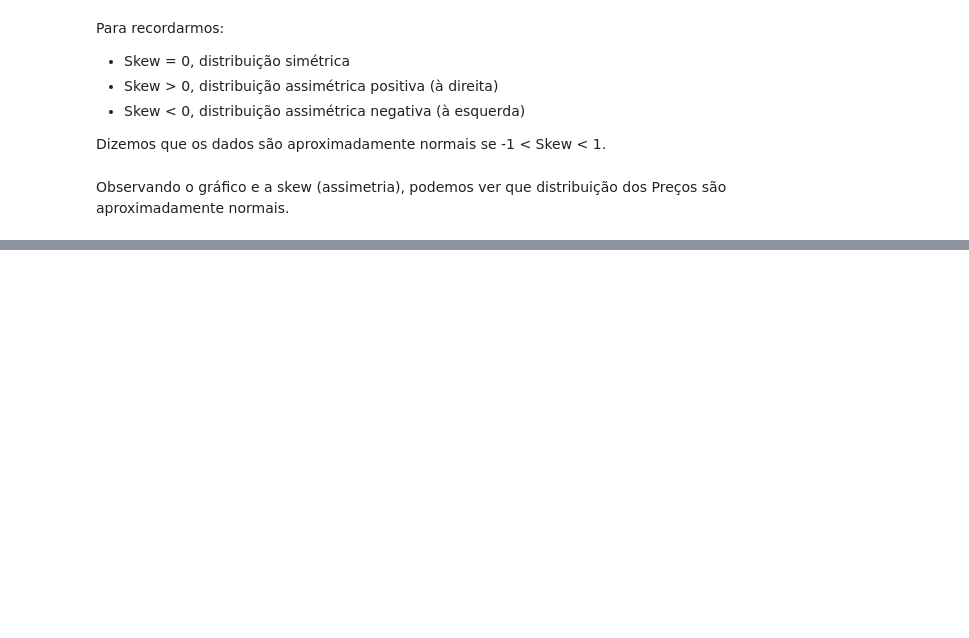
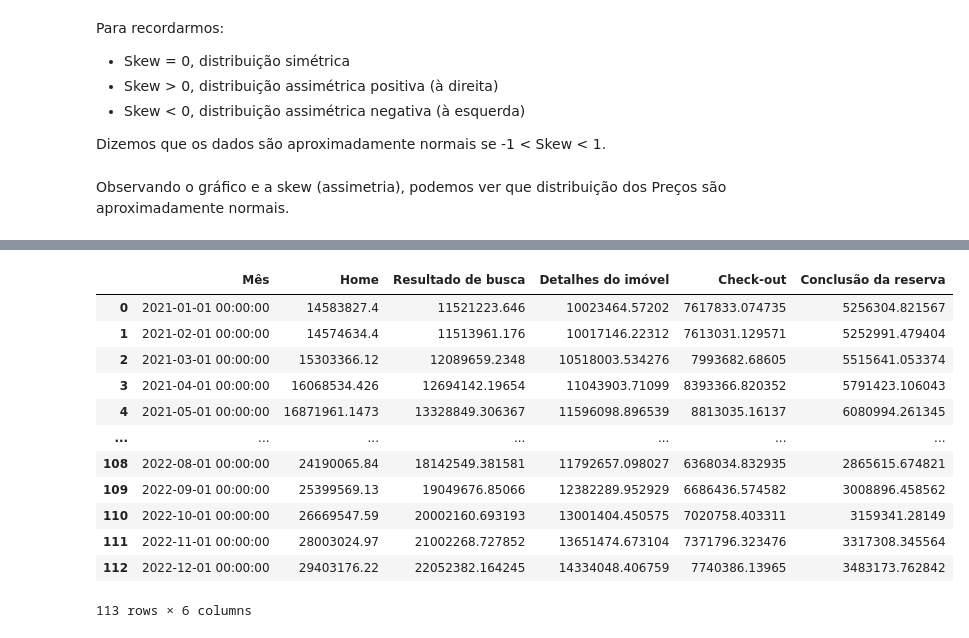
Before and after one commit to joaohsilva416/AirbnbLatamAnalysis, a Jupyter notebook: notebooks/airbnb_analysis.ipynb, the cells around one changed output, grey strips where cells are left out. Drawn from its saved outputs; the diff is of its cells as text; code cells hidden in the pictures; blank space fills up the shorter version.

Commit message:
Corrigindo erros, mudando tipo de arquivo data, iniciando última etapa da análise

```diff
--- a/notebooks/airbnb_analysis.ipynb
+++ b/notebooks/airbnb_analysis.ipynb
@@ -10,6 +10,6 @@ import seaborn as sns
 import matplotlib.pyplot as plt
 # %%
 # Caminho do csv
-path = 'C:/Users/João Henrique/Documents/Projetos/airbnb-analysis/data/Airbnb - Imoveis.csv'
+path = '../data/Airbnb.xlsx'
 # %%
 # Ler csv
@@ -146,0 +148,18 @@ Observando o gráfico e a skew (assimetria), podemos ver que distribuição dos
+# %%
+df_br = pd.read_excel(path, sheet_name="Fluxo de reserva de imóvel - Br")
+# %%
+df_br
+# %% [output]
+|  | Mês | Home | Resultado de busca | Detalhes do imóvel | Check-out | Conclusão da reserva |
+| 0 | 2021-01-01 00:00:00 | 14583827.4 | 11521223.646 | 10023464.57202 | 7617833.074735 | 5256304.821567 |
+| 1 | 2021-02-01 00:00:00 | 14574634.4 | 11513961.176 | 10017146.22312 | 7613031.129571 | 5252991.479404 |
+| 2 | 2021-03-01 00:00:00 | 15303366.12 | 12089659.2348 | 10518003.534276 | 7993682.68605 | 5515641.053374 |
+| 3 | 2021-04-01 00:00:00 | 16068534.426 | 12694142.19654 | 11043903.71099 | 8393366.820352 | 5791423.106043 |
+| 4 | 2021-05-01 00:00:00 | 16871961.1473 | 13328849.306367 | 11596098.896539 | 8813035.16137 | 6080994.261345 |
+| ... | ... | ... | ... | ... | ... | ... |
+| 108 | 2022-08-01 00:00:00 | 24190065.84 | 18142549.381581 | 11792657.098027 | 6368034.832935 | 2865615.674821 |
+| 109 | 2022-09-01 00:00:00 | 25399569.13 | 19049676.85066 | 12382289.952929 | 6686436.574582 | 3008896.458562 |
+| 110 | 2022-10-01 00:00:00 | 26669547.59 | 20002160.693193 | 13001404.450575 | 7020758.403311 | 3159341.28149 |
+| 111 | 2022-11-01 00:00:00 | 28003024.97 | 21002268.727852 | 13651474.673104 | 7371796.323476 | 3317308.345564 |
+| 112 | 2022-12-01 00:00:00 | 29403176.22 | 22052382.164245 | 14334048.406759 | 7740386.13965 | 3483173.762842 |
+113 rows × 6 columns
```
Also changed, not shown: parts of 4 cells of this notebook, 3 other files.
